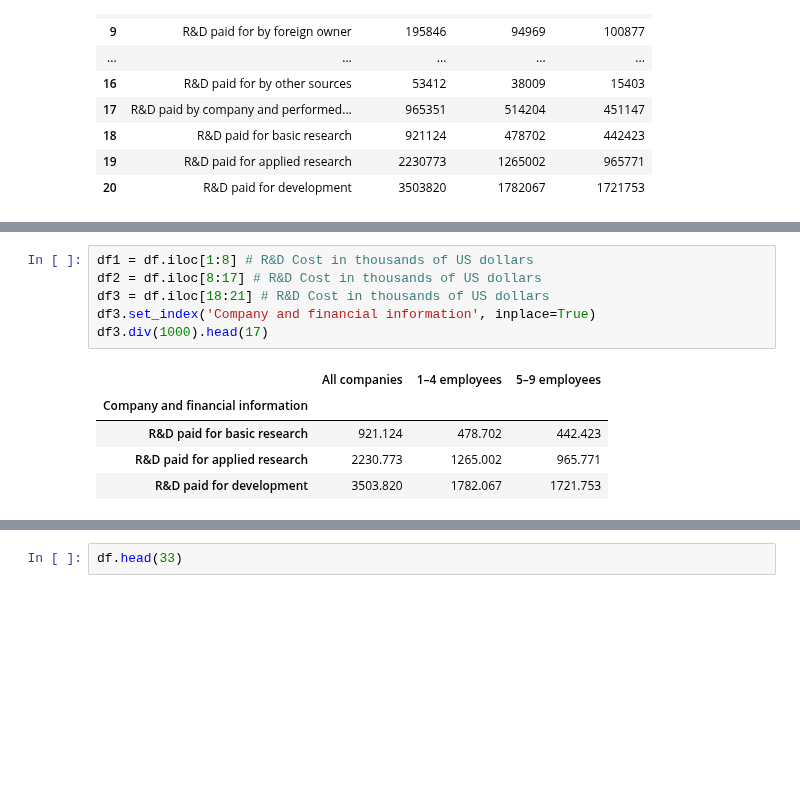
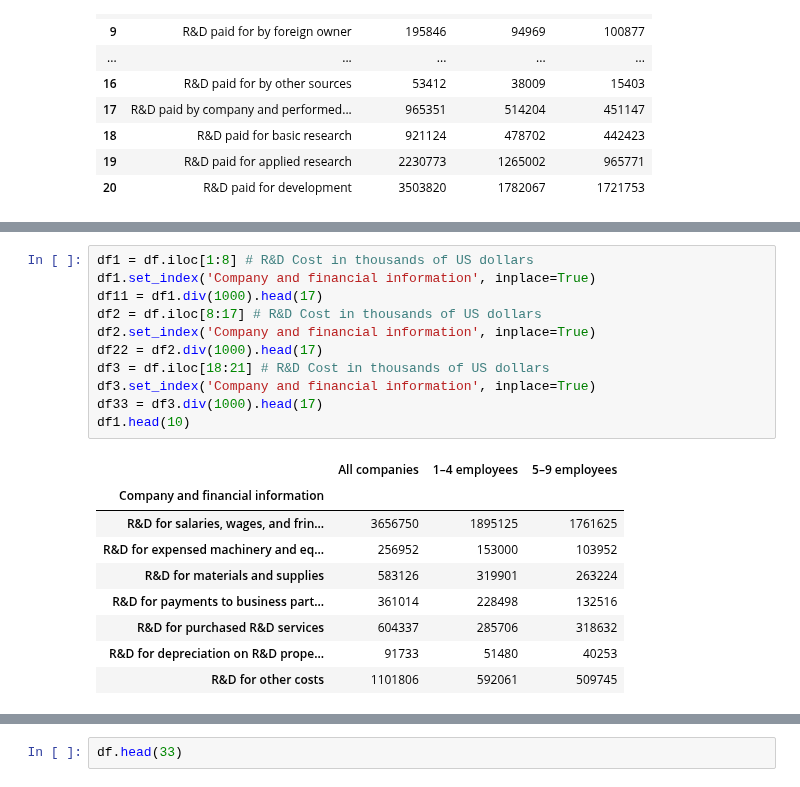
Before and after one commit to mulukenm/DataVisualization, a Jupyter notebook: ABS_Visualization.ipynb, the cells around one changed output, grey strips where cells are left out. Saved outputs shown, nothing was run; the diff lists cells and outputs as text; blank space fills up the shorter version.

```diff
--- a/ABS_Visualization.ipynb
+++ b/ABS_Visualization.ipynb
@@ -40,12 +72,21 @@ df.head(25)
 # %%
 df1 = df.iloc[1:8] # R&D Cost in thousands of US dollars
+df1.set_index('Company and financial information', inplace=True)
+df11 = df1.div(1000).head(17)
 df2 = df.iloc[8:17] # R&D Cost in thousands of US dollars
+df2.set_index('Company and financial information', inplace=True)
+df22 = df2.div(1000).head(17)
 df3 = df.iloc[18:21] # R&D Cost in thousands of US dollars
 df3.set_index('Company and financial information', inplace=True)
-df3.div(1000).head(17)
+df33 = df3.div(1000).head(17)
+df1.head(10)
 # %% [output]
 |  | All companies | 1–4 employees | 5–9 employees |
 | Company and financial information |  |  |  |
-| R&D paid for basic research | 921.124 | 478.702 | 442.423 |
-| R&D paid for applied research | 2230.773 | 1265.002 | 965.771 |
-| R&D paid for development | 3503.820 | 1782.067 | 1721.753 |
+| R&D for salaries, wages, and frin... | 3656750 | 1895125 | 1761625 |
+| R&D for expensed machinery and eq... | 256952 | 153000 | 103952 |
+| R&D for materials and supplies | 583126 | 319901 | 263224 |
+| R&D for payments to business part... | 361014 | 228498 | 132516 |
+| R&D for purchased R&D services | 604337 | 285706 | 318632 |
+| R&D for depreciation on R&D prope... | 91733 | 51480 | 40253 |
+| R&D for other costs | 1101806 | 592061 | 509745 |
```
Also changed, not shown: parts of 6 cells of this notebook.
